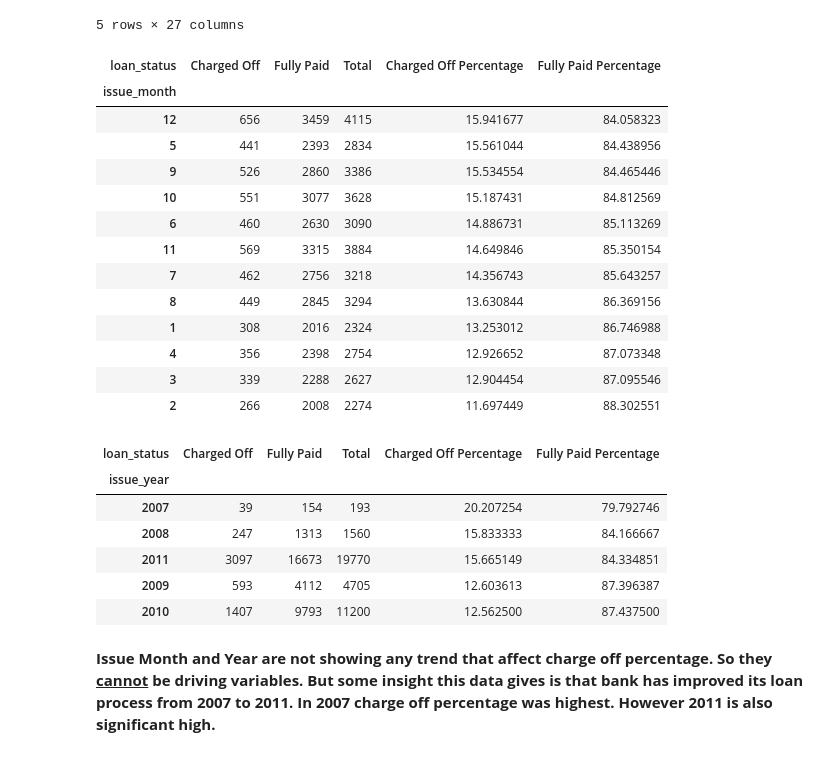
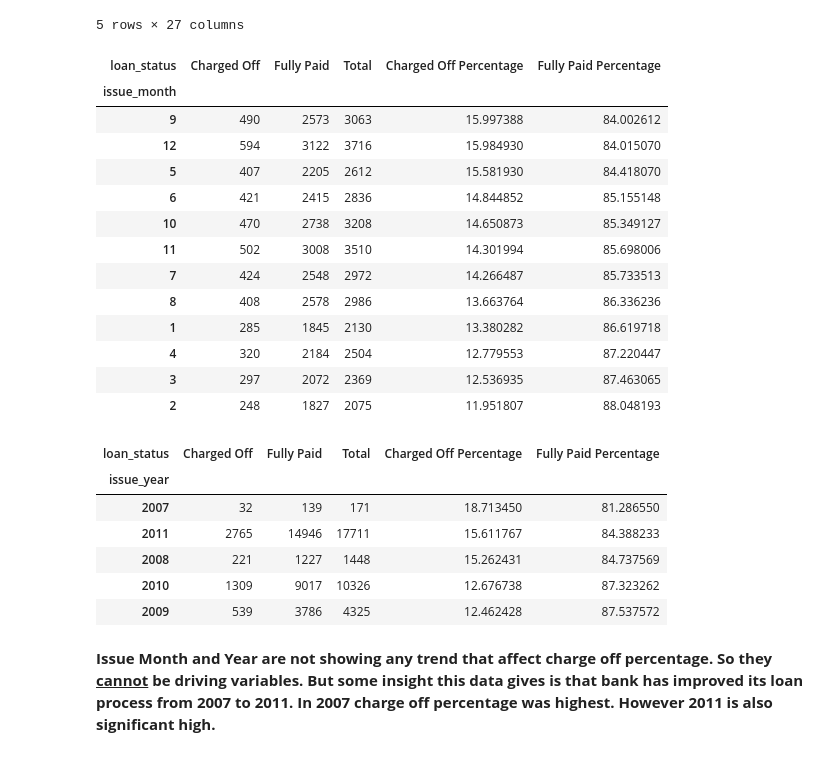
Before and after one commit to tejasvadhyani/LendingClubCaseStudy, a Jupyter notebook: Tejasva_Dhyani.ipynb, the cells around one changed output. Drawn from its saved outputs; the diff is of its cells as text; code cells hidden in the pictures.

Commit message:
Fix bulk running issue

```diff
--- a/Tejasva_Dhyani.ipynb
+++ b/Tejasva_Dhyani.ipynb
@@ -1203,32 +1202,32 @@ df_loan.head()
 | 5 | 5000 | 5000 | 5000.0 | 36 | 7.90 | 156.46 | A | A4 | ... |
 5 rows × 27 columns
 # %%
-segmented_pivot_table('issue_month')
+segmented_pivot_table('issue_month', df_loan)
 # %% [output]
 | loan_status | Charged Off | Fully Paid | Total | Charged Off Percentage | Fully Paid Percentage |
 | issue_month |  |  |  |  |  |
-| 12 | 656 | 3459 | 4115 | 15.941677 | 84.058323 |
-| 5 | 441 | 2393 | 2834 | 15.561044 | 84.438956 |
-| 9 | 526 | 2860 | 3386 | 15.534554 | 84.465446 |
-| 10 | 551 | 3077 | 3628 | 15.187431 | 84.812569 |
-| 6 | 460 | 2630 | 3090 | 14.886731 | 85.113269 |
-| 11 | 569 | 3315 | 3884 | 14.649846 | 85.350154 |
-| 7 | 462 | 2756 | 3218 | 14.356743 | 85.643257 |
-| 8 | 449 | 2845 | 3294 | 13.630844 | 86.369156 |
-| 1 | 308 | 2016 | 2324 | 13.253012 | 86.746988 |
-| 4 | 356 | 2398 | 2754 | 12.926652 | 87.073348 |
-| 3 | 339 | 2288 | 2627 | 12.904454 | 87.095546 |
-| 2 | 266 | 2008 | 2274 | 11.697449 | 88.302551 |
+| 9 | 490 | 2573 | 3063 | 15.997388 | 84.002612 |
+| 12 | 594 | 3122 | 3716 | 15.984930 | 84.015070 |
+| 5 | 407 | 2205 | 2612 | 15.581930 | 84.418070 |
+| 6 | 421 | 2415 | 2836 | 14.844852 | 85.155148 |
+| 10 | 470 | 2738 | 3208 | 14.650873 | 85.349127 |
+| 11 | 502 | 3008 | 3510 | 14.301994 | 85.698006 |
+| 7 | 424 | 2548 | 2972 | 14.266487 | 85.733513 |
+| 8 | 408 | 2578 | 2986 | 13.663764 | 86.336236 |
+| 1 | 285 | 1845 | 2130 | 13.380282 | 86.619718 |
+| 4 | 320 | 2184 | 2504 | 12.779553 | 87.220447 |
+| 3 | 297 | 2072 | 2369 | 12.536935 | 87.463065 |
+| 2 | 248 | 1827 | 2075 | 11.951807 | 88.048193 |
 # %%
-segmented_pivot_table('issue_year')
+segmented_pivot_table('issue_year', df_loan)
 # %% [output]
 | loan_status | Charged Off | Fully Paid | Total | Charged Off Percentage | Fully Paid Percentage |
 | issue_year |  |  |  |  |  |
-| 2007 | 39 | 154 | 193 | 20.207254 | 79.792746 |
-| 2008 | 247 | 1313 | 1560 | 15.833333 | 84.166667 |
-| 2011 | 3097 | 16673 | 19770 | 15.665149 | 84.334851 |
-| 2009 | 593 | 4112 | 4705 | 12.603613 | 87.396387 |
-| 2010 | 1407 | 9793 | 11200 | 12.562500 | 87.437500 |
+| 2007 | 32 | 139 | 171 | 18.713450 | 81.286550 |
+| 2011 | 2765 | 14946 | 17711 | 15.611767 | 84.388233 |
+| 2008 | 221 | 1227 | 1448 | 15.262431 | 84.737569 |
+| 2010 | 1309 | 9017 | 10326 | 12.676738 | 87.323262 |
+| 2009 | 539 | 3786 | 4325 | 12.462428 | 87.537572 |
 # %% [markdown]
 <b>Issue Month and Year are not showing any trend that affect charge off percentage. So they <u>cannot</u> be driving variables. But some insight this data gives is that bank has improved its loan process from 2007 to 2011. In 2007 charge off percentage was highest. However 2011 is also significant high.</b>
 # %% [markdown]
```
Also changed, not shown: parts of 47 cells of this notebook.
